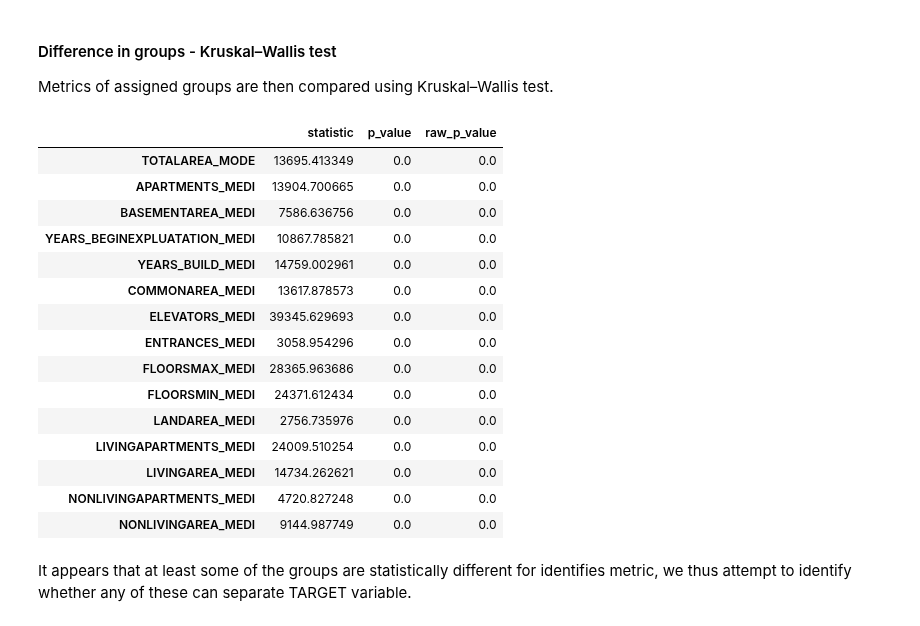
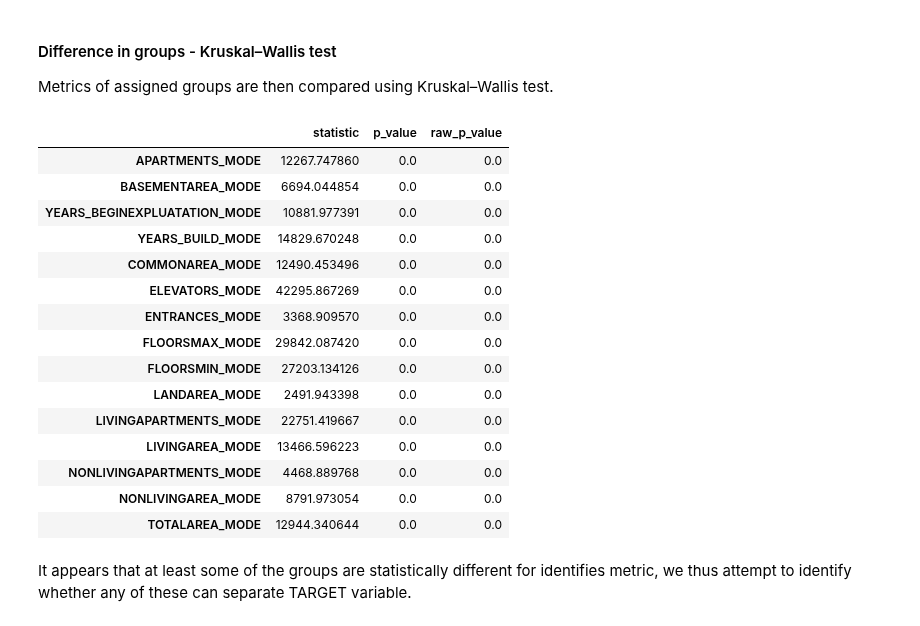
Before and after one commit to Sauciu1/defaulting-risk, a Jupyter notebook: notebooks/nb4_house_parameters.ipynb, the cells around one changed output. Drawn from its saved outputs; the diff is of its cells as text; code cells hidden in the pictures.

```diff
--- a/notebooks/nb4_house_parameters.ipynb
+++ b/notebooks/nb4_house_parameters.ipynb
@@ -272,10 +273,6 @@ Previous analysis has proven that majority of variance can be captured by using
 
 Our features of interest thus are:
 # %%
-num_house_features = [
-    col
-    for col in housing_columns
-    if (col not in discard_columns) and house_df[col].dtype in ["float64", "int64"]
-]
-house_data = app_train.data[num_house_features]
-num_house_features
+house_data = app_train.data[housing_columns + ["TARGET"]].select_dtypes(include=[np.number])
+house_data = house_data[[col for col in house_data.columns if col.endswith(("_MODE"))]]
+num_house_features = house_data.columns.tolist()
@@ -306,8 +287,8 @@ HDBSCAN is a natural choice, given its high, abstract shape clustering performan
 HDBSCAN library implementation will be used (over sklearn) due to handy inbuilt features (mainly condensed tree plot). It also does not require prior scaling, which simplifies our pipeline.
 # %%
 combined_df = pd.concat([
-    X_train[num_house_features].assign(ID=id_train),
-    X_test[num_house_features].assign(ID=id_test),
+    X_train[num_house_features[:-1]].assign(ID=id_train),
+    X_test[num_house_features[:-1]].assign(ID=id_test),
 ], ignore_index=True)
 
 combined_df.shape
@@ -357,27 +338,25 @@ Such clustering fails to meaningfully improve model and can be considered non-in
 
 Metrics of assigned groups are then compared using Kruskal–Wallis test.
 # %%
-importlib.reload(stats_helper)
-
-kruskal_results_df = stats_helper.kruskal_wallis_test(X_train, num_house_features, "Cluster_Label")
+kruskal_results_df = stats_helper.kruskal_wallis_test(X_train.assign(TARGET=app_train.data.TARGET), num_house_features, "Cluster_Label")
 display(kruskal_results_df)
 # %% [output]
 |  | statistic | p_value | raw_p_value |
-| TOTALAREA_MODE | 13695.413349 | 0.0 | 0.0 |
-| APARTMENTS_MEDI | 13904.700665 | 0.0 | 0.0 |
-| BASEMENTAREA_MEDI | 7586.636756 | 0.0 | 0.0 |
-| YEARS_BEGINEXPLUATATION_MEDI | 10867.785821 | 0.0 | 0.0 |
-| YEARS_BUILD_MEDI | 14759.002961 | 0.0 | 0.0 |
-| COMMONAREA_MEDI | 13617.878573 | 0.0 | 0.0 |
-| ELEVATORS_MEDI | 39345.629693 | 0.0 | 0.0 |
-| ENTRANCES_MEDI | 3058.954296 | 0.0 | 0.0 |
-| FLOORSMAX_MEDI | 28365.963686 | 0.0 | 0.0 |
-| FLOORSMIN_MEDI | 24371.612434 | 0.0 | 0.0 |
-| LANDAREA_MEDI | 2756.735976 | 0.0 | 0.0 |
-| LIVINGAPARTMENTS_MEDI | 24009.510254 | 0.0 | 0.0 |
-| LIVINGAREA_MEDI | 14734.262621 | 0.0 | 0.0 |
-| NONLIVINGAPARTMENTS_MEDI | 4720.827248 | 0.0 | 0.0 |
-| NONLIVINGAREA_MEDI | 9144.987749 | 0.0 | 0.0 |
+| APARTMENTS_MODE | 12267.747860 | 0.0 | 0.0 |
+| BASEMENTAREA_MODE | 6694.044854 | 0.0 | 0.0 |
+| YEARS_BEGINEXPLUATATION_MODE | 10881.977391 | 0.0 | 0.0 |
+| YEARS_BUILD_MODE | 14829.670248 | 0.0 | 0.0 |
+| COMMONAREA_MODE | 12490.453496 | 0.0 | 0.0 |
+| ELEVATORS_MODE | 42295.867269 | 0.0 | 0.0 |
+| ENTRANCES_MODE | 3368.909570 | 0.0 | 0.0 |
+| FLOORSMAX_MODE | 29842.087420 | 0.0 | 0.0 |
+| FLOORSMIN_MODE | 27203.134126 | 0.0 | 0.0 |
+| LANDAREA_MODE | 2491.943398 | 0.0 | 0.0 |
+| LIVINGAPARTMENTS_MODE | 22751.419667 | 0.0 | 0.0 |
+| LIVINGAREA_MODE | 13466.596223 | 0.0 | 0.0 |
+| NONLIVINGAPARTMENTS_MODE | 4468.889768 | 0.0 | 0.0 |
+| NONLIVINGAREA_MODE | 8791.973054 | 0.0 | 0.0 |
+| TOTALAREA_MODE | 12944.340644 | 0.0 | 0.0 |
 # %% [markdown]
 It appears that at least some of the groups are statistically different for identifies metric, we thus attempt to identify whether any of these can separate TARGET variable.
 # %% [markdown]
```
Also changed, not shown: parts of 19 cells of this notebook, 14 other files.
